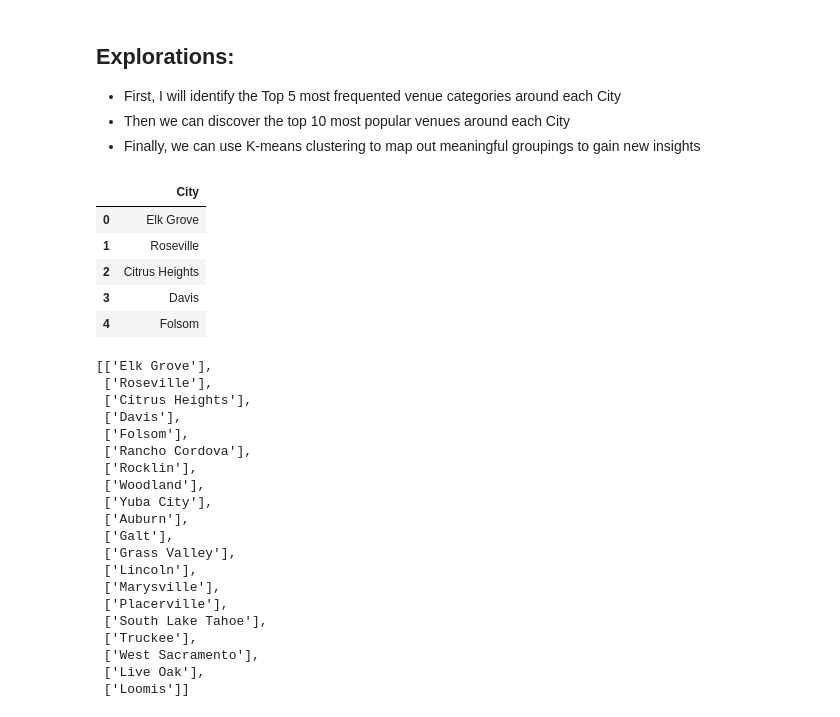
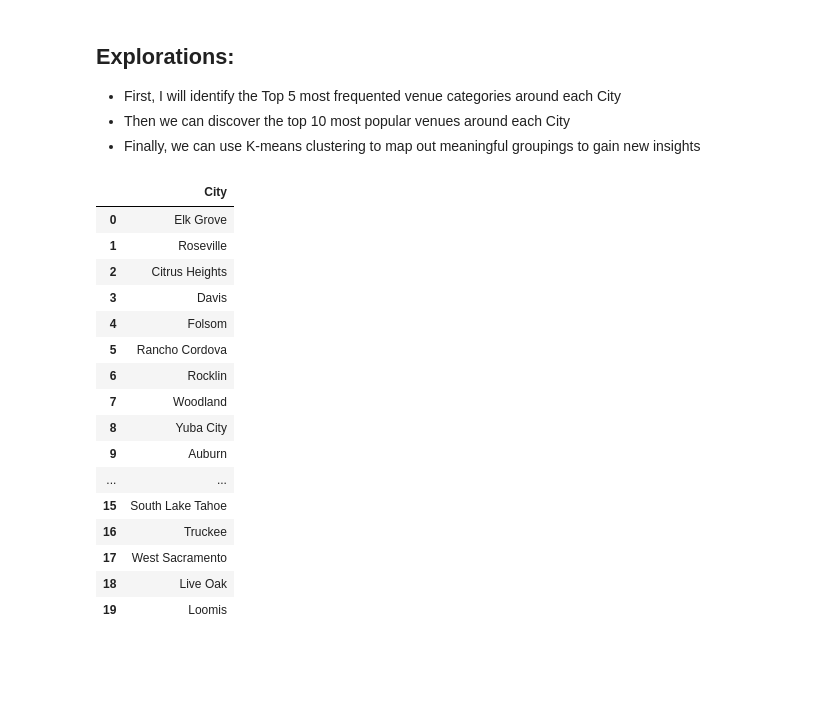
Before and after one commit to mkchrist/Coursera_Capstone, a Jupyter notebook: Week 5 Assignment: Battle of the Neighborhoods.ipynb, the cells around one changed output. Saved outputs shown, nothing was run; the diff lists cells and outputs as text; code cells hidden in the pictures; blank space fills up the shorter version.

```diff
--- a/Week 5 Assignment: Battle of the Neighborhoods.ipynb
+++ b/Week 5 Assignment: Battle of the Neighborhoods.ipynb
@@ -776,38 +776,28 @@ ax.set(ylabel="Median Family Income")
 # %%
 
 body = client_bc9e2ea9ed334541b53ed28bd585cd05.get_object(Bucket='applieddatasciencecapstoneproject-donotdelete-pr-c7ardu3bm1b4ka',Key='Cities.csv')['Body']
 # add missing __iter__ method, so pandas accepts body as file-like object
 if not hasattr(body, "__iter__"): body.__iter__ = types.MethodType( __iter__, body )
 
 df2 = pd.read_csv(body)
-df2.head()
+df2
 # %% [output]
 |  | City |
 | 0 | Elk Grove |
 | 1 | Roseville |
 | 2 | Citrus Heights |
 | 3 | Davis |
 | 4 | Folsom |
+| 5 | Rancho Cordova |
+| 6 | Rocklin |
+| 7 | Woodland |
+| 8 | Yuba City |
+| 9 | Auburn |
+| ... | ... |
+| 15 | South Lake Tahoe |
+| 16 | Truckee |
+| 17 | West Sacramento |
+| 18 | Live Oak |
+| 19 | Loomis |
 # %%
-df2.values.tolist()
+names = df2.values.tolist()
-# %% [output]
-[['Elk Grove'],
- ['Roseville'],
- ['Citrus Heights'],
- ['Davis'],
- ['Folsom'],
- ['Rancho Cordova'],
- ['Rocklin'],
- ['Woodland'],
- ['Yuba City'],
- ['Auburn'],
- ['Galt'],
- ['Grass Valley'],
- ['Lincoln'],
- ['Marysville'],
- ['Placerville'],
- ['South Lake Tahoe'],
- ['Truckee'],
- ['West Sacramento'],
- ['Live Oak'],
- ['Loomis']]
```
Also changed, not shown: parts of 33 cells of this notebook.
